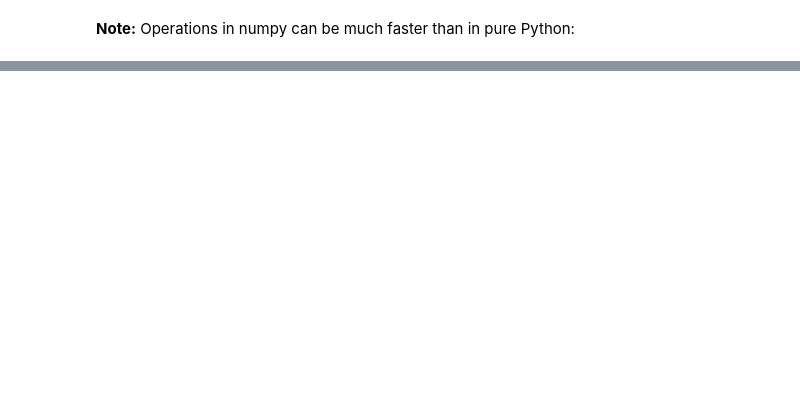
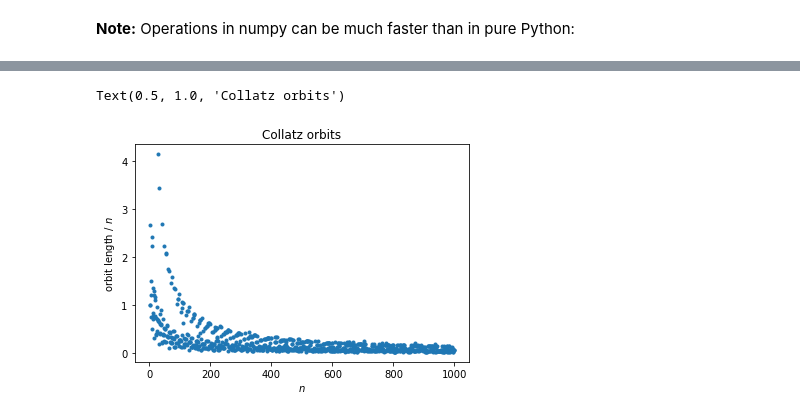
Before and after one commit to jllottes/jllottes.github.io, a Jupyter notebook: _static/weekly_notebooks/week05_notebook.ipynb, the cells around one changed output, grey strips where cells are left out. Cells and saved outputs as stored; diff of their text form; code cells hidden in the pictures; blank space fills up the shorter version.

```diff
--- a/_static/weekly_notebooks/week05_notebook.ipynb
+++ b/_static/weekly_notebooks/week05_notebook.ipynb
@@ -330,0 +564,10 @@ Matplotlib is friendly to numpy arrays:
+# %%
+ratios = [L/n for (n,L) in zip(ns,orbit_lengths)]
+
+plt.plot(ns,ratios,'.')
+plt.xlabel('$n$')
+plt.ylabel('orbit length / $n$')
+plt.title('Collatz orbits')
+# %% [output]
+Text(0.5, 1.0, 'Collatz orbits')
+[figure, added]
```
Also changed, not shown: parts of 48 cells of this notebook, 58 other files.
